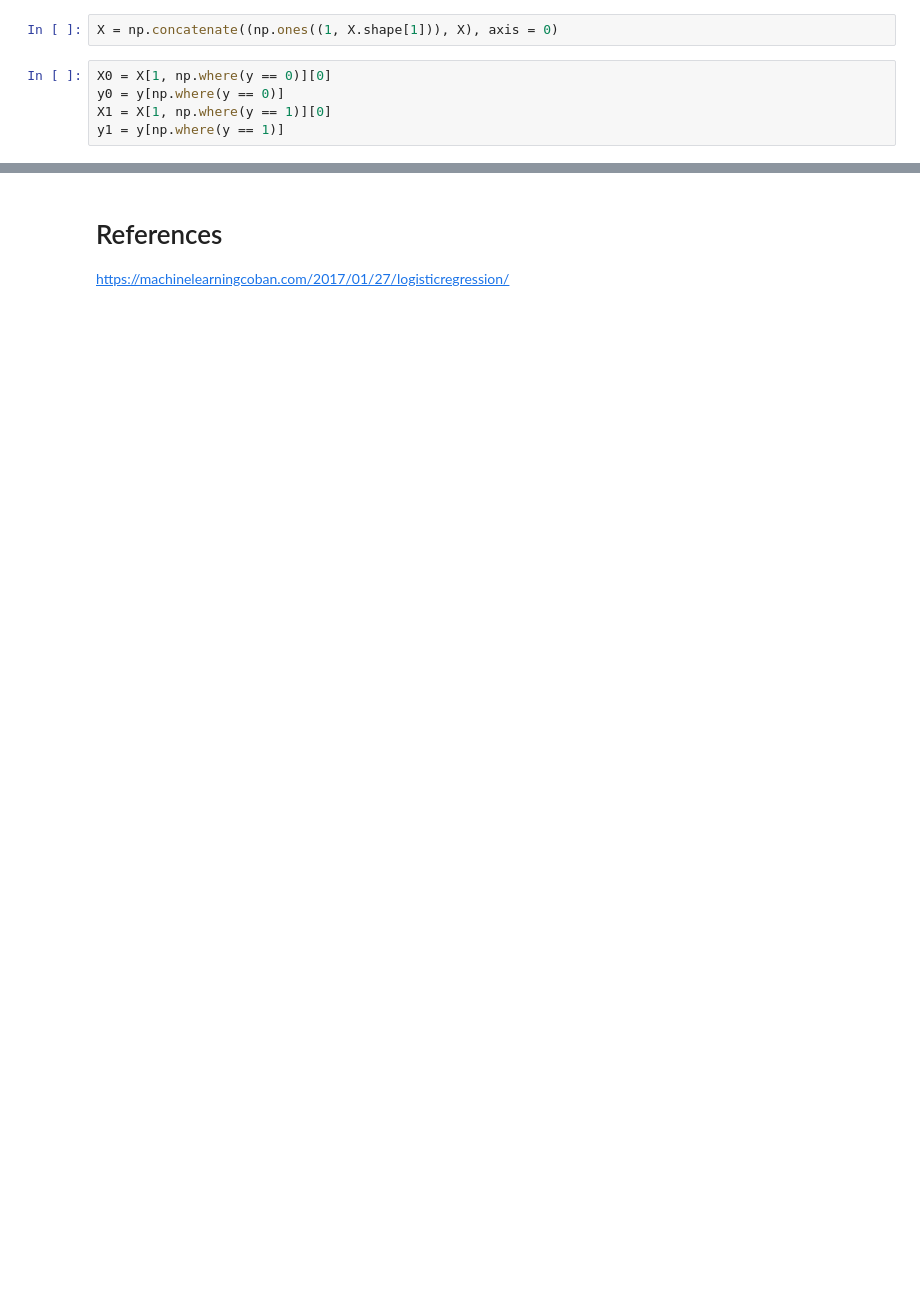
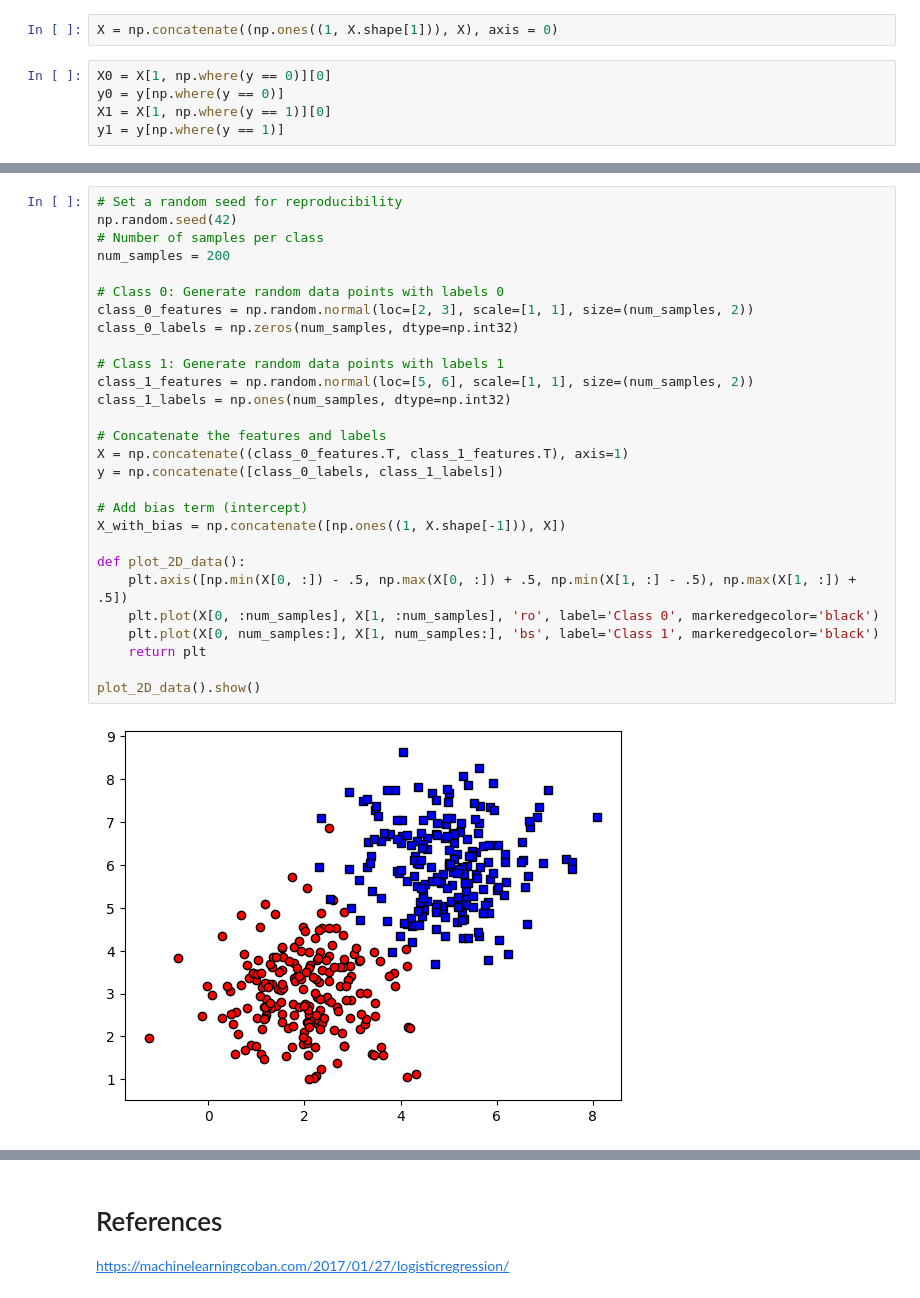
Before and after one commit to GiaKhangLuu/deep_learning_exercises, a Jupyter notebook: day_01/sigmoid_example.ipynb, the cells around one changed output, grey strips where cells are left out. Saved outputs shown, nothing was run; the diff lists cells and outputs as text; blank space fills up the shorter version.

```diff
--- a/day_01/sigmoid_example.ipynb
+++ b/day_01/sigmoid_example.ipynb
@@ -68,0 +71,30 @@ mkdir: sigmoid_frames: File exists
+# %%
+# Set a random seed for reproducibility
+np.random.seed(42)
+# Number of samples per class
+num_samples = 200
+
+# Class 0: Generate random data points with labels 0
+class_0_features = np.random.normal(loc=[2, 3], scale=[1, 1], size=(num_samples, 2))
+class_0_labels = np.zeros(num_samples, dtype=np.int32)
+
+# Class 1: Generate random data points with labels 1
+class_1_features = np.random.normal(loc=[5, 6], scale=[1, 1], size=(num_samples, 2))
+class_1_labels = np.ones(num_samples, dtype=np.int32)
+
+# Concatenate the features and labels
+X = np.concatenate((class_0_features.T, class_1_features.T), axis=1)
+y = np.concatenate([class_0_labels, class_1_labels])
+
+# Add bias term (intercept)
+X_with_bias = np.concatenate([np.ones((1, X.shape[-1])), X])
+
+def plot_2D_data():
+    plt.axis([np.min(X[0, :]) - .5, np.max(X[0, :]) + .5, np.min(X[1, :] - .5), np.max(X[1, :]) + .5])
+    plt.plot(X[0, :num_samples], X[1, :num_samples], 'ro', label='Class 0', markeredgecolor='black')
+    plt.plot(X[0, num_samples:], X[1, num_samples:], 'bs', label='Class 1', markeredgecolor='black')
+    return plt
+
+plot_2D_data().show()
+# %% [output]
+[figure, added]
```
Also changed, not shown: parts of 35 cells of this notebook, 7 other files.
